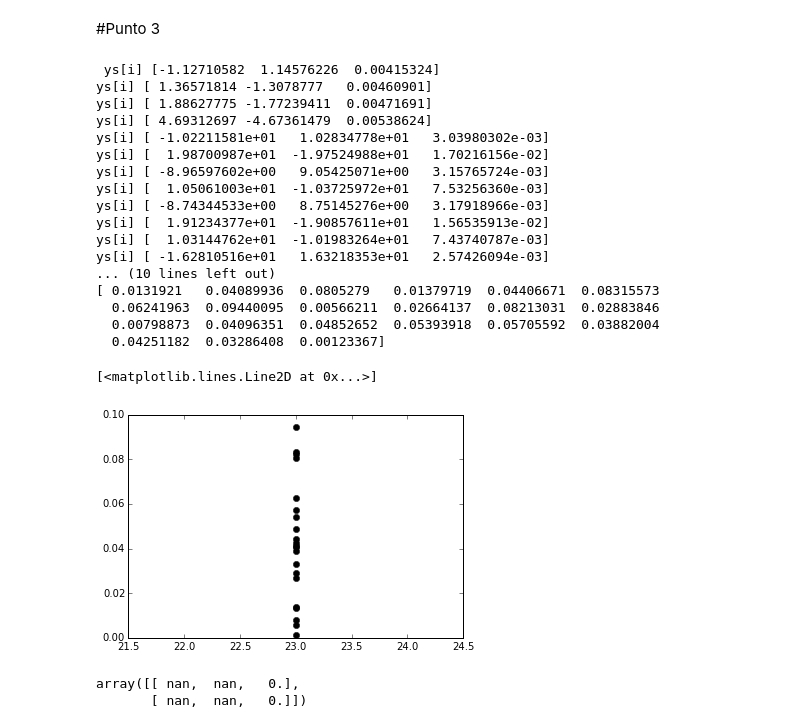
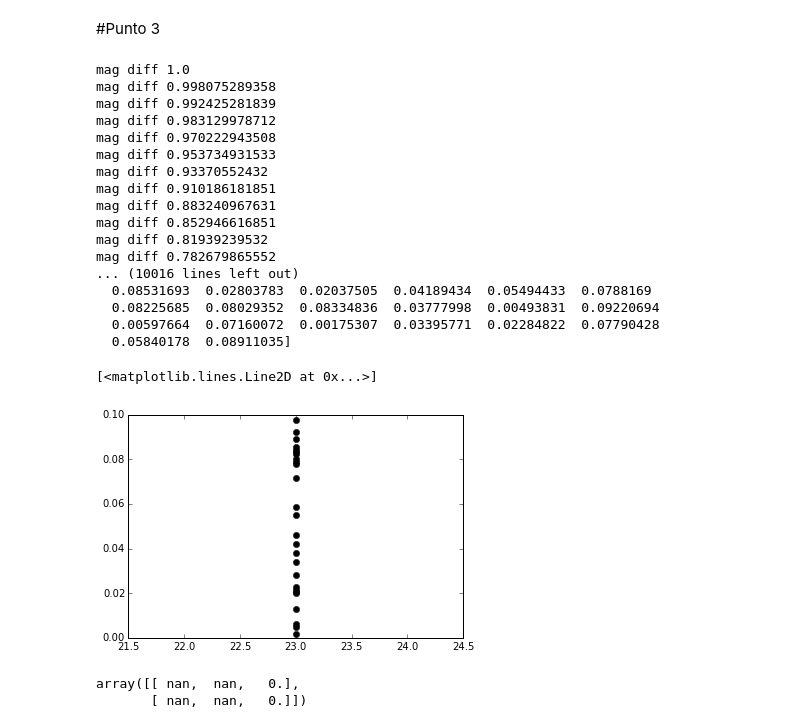
Before and after one commit to Cohnan/CompMathPhysics, a Jupyter notebook: Talleres/Taller7/Taller7.ipynb, the cells around one changed output. Drawn from its saved outputs; the diff is of its cells as text; code cells hidden in the pictures.

```diff
--- a/Talleres/Taller7/Taller7.ipynb
+++ b/Talleres/Taller7/Taller7.ipynb
@@ -90,53 +90,55 @@ def proyeccion_sobre(n_vect, vec):
     return array(vec) - coefi * unitario
 # %%
 cifras = 3
-
 c = 23.
 ys = odeint(fun_atractor_der, y0, ts)
+
+y0 = array([1., 0., 0.])
 y0_unitario = y0 / np.sum(y0 ** 2)**0.5
 
 proyectados_plano = array([proyeccion_sobre([0., 0., 1.], y) for y in ys])
 
 diferencias = array([
         evaluar - proyeccion_sobre(y0_unitario, evaluar)
         for evaluar in proyectados_plano])
 
 total = 0
 valores = array([])
 
 for i in range(len(diferencias)):
     mag_diff = np.sum(diferencias[i] ** 2)**0.5
+    print 'mag diff', mag_diff
     valor = np.dot(y0_unitario, proyectados_plano[i])
 
     if mag_diff <= 0.1 and valor > 0:
         print 'ys[i]', ys[i]
         total += 1
         valores = np.append(valores, valor)
 
 print 'total', total
 print valores
 
 plt.plot(np.ones(len(valores)) * c, valores, 'ko', lw = 0.1)
 # %% [output]
- ys[i] [-1.12710582  1.14576226  0.00415324]
-ys[i] [ 1.36571814 -1.3078777   0.00460901]
-ys[i] [ 1.88627775 -1.77239411  0.00471691]
-ys[i] [ 4.69312697 -4.67361479  0.00538624]
-ys[i] [ -1.02211581e+01   1.02834778e+01   3.03980302e-03]
-ys[i] [  1.98700987e+01  -1.97524988e+01   1.70216156e-02]
-ys[i] [ -8.96597602e+00   9.05425071e+00   3.15765724e-03]
-ys[i] [  1.05061003e+01  -1.03725972e+01   7.53256360e-03]
-ys[i] [ -8.74344533e+00   8.75145276e+00   3.17918966e-03]
-ys[i] [  1.91234377e+01  -1.90857611e+01   1.56535913e-02]
-ys[i] [  1.03144762e+01  -1.01983264e+01   7.43740787e-03]
-ys[i] [ -1.62810516e+01   1.63218353e+01   2.57426094e-03]
-... (10 lines left out)
-[ 0.0131921   0.04089936  0.0805279   0.01379719  0.04406671  0.08315573
-  0.06241963  0.09440095  0.00566211  0.02664137  0.08213031  0.02883846
-  0.00798873  0.04096351  0.04852652  0.05393918  0.05705592  0.03882004
-  0.04251182  0.03286408  0.00123367]
+mag diff 1.0
+mag diff 0.998075289358
+mag diff 0.992425281839
+mag diff 0.983129978712
+mag diff 0.970222943508
+mag diff 0.953734931533
+mag diff 0.93370552432
+mag diff 0.910186181851
+mag diff 0.883240967631
+mag diff 0.852946616851
+mag diff 0.81939239532
+mag diff 0.782679865552
+... (10016 lines left out)
+  0.08531693  0.02803783  0.02037505  0.04189434  0.05494433  0.0788169
+  0.08225685  0.08029352  0.08334836  0.03777998  0.00493831  0.09220694
+  0.00597664  0.07160072  0.00175307  0.03395771  0.02284822  0.07790428
+  0.05840178  0.08911035]
 [<matplotlib.lines.Line2D at 0x...>]
-[figure, old version]
+[figure, new version]
 # %%
 np.vectorize(proyeccion_sobre)([0., 0., 1.], array([array([1., 1., 1.]), array([2., 2., 3.])]))
 # %% [output]
```
Also changed, not shown: 1 other file.
